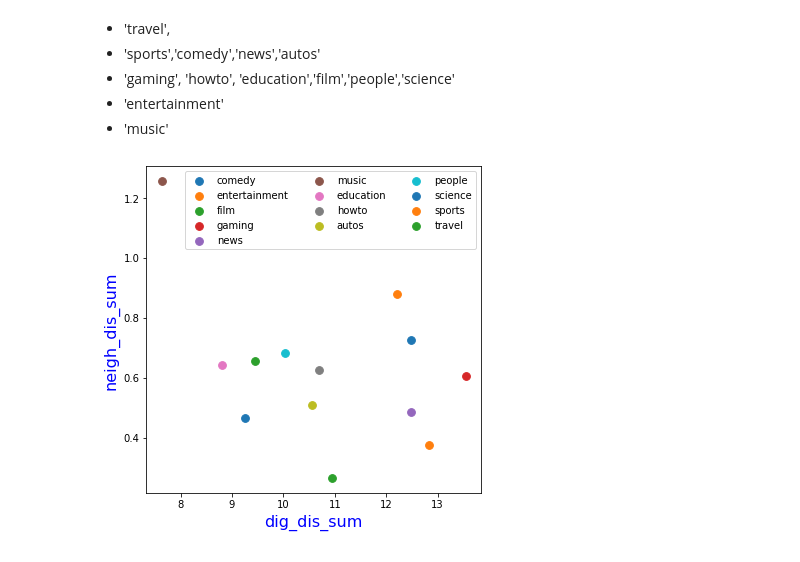
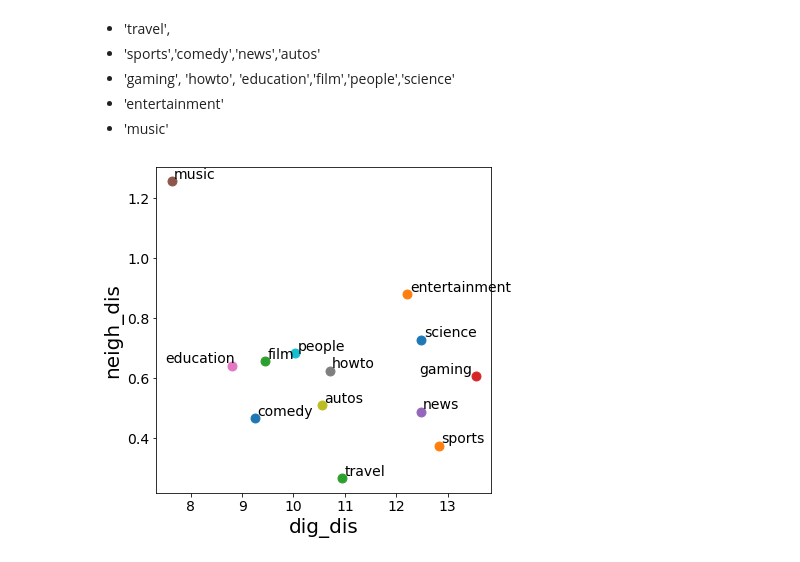
Before and after one commit to septasset/hip-popularity, a Jupyter notebook: data_analysis/engage16_group_categories.ipynb, the cells around one changed output. Saved outputs shown, nothing was run; the diff lists cells and outputs as text; code cells hidden in the pictures.

```diff
--- a/data_analysis/engage16_group_categories.ipynb
+++ b/data_analysis/engage16_group_categories.ipynb
@@ -100,15 +100,24 @@ category_feat_agg.sort_values(by="neigh_dis_sum")
 - 'gaming', 'howto', 'education','film','people','science'
 - 'entertainment'
 - 'music'
+# %%
+plt.rcParams.update({'axes.labelsize': 20,
+                     'xtick.labelsize': 14,
+                     'ytick.labelsize': 14})
 # %%
 fig = plt.figure(figsize=(6, 6))
 ax = fig.add_subplot(111)
 # ax.set_title(title, color="blue", fontsize=18)
 for i, row in category_feat_agg.iterrows():
-    ax.scatter(row["dig_dis_sum"], row["neigh_dis_sum"], label = row["category"], s=60)
-ax.legend(fontsize ="medium", ncol=3)
-ax.set_ylabel("neigh_dis_sum", color="blue", fontsize=16)
-ax.set_xlabel("dig_dis_sum", color="blue", fontsize=16)
-pass
+    ax.scatter(row["dig_dis_sum"], row["neigh_dis_sum"], s=80)
+    if row["category"] in ["education"]:
+        ax.annotate(row["category"], (row["dig_dis_sum"]-1.3, row["neigh_dis_sum"]+0.01), fontsize=14)
+    elif row["category"] == "gaming":
+        ax.annotate(row["category"], (row["dig_dis_sum"]-1.1, row["neigh_dis_sum"]+0.01), fontsize=14)
+    else:
+        ax.annotate(row["category"], (row["dig_dis_sum"]+0.05, row["neigh_dis_sum"]+0.01), fontsize=14)
+ax.set_ylabel("neigh_dis")
+ax.set_xlabel("dig_dis")
+fig.savefig("figs/covarianceCategory.pdf", bbox_inches='tight')
 # %% [output]
-[figure, old version]
+[figure, new version]
```
Also changed, not shown: 6 other files.
